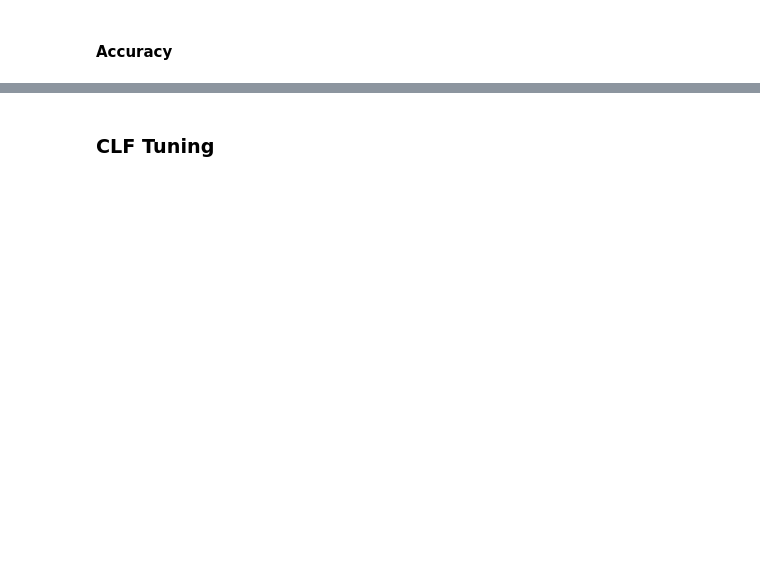
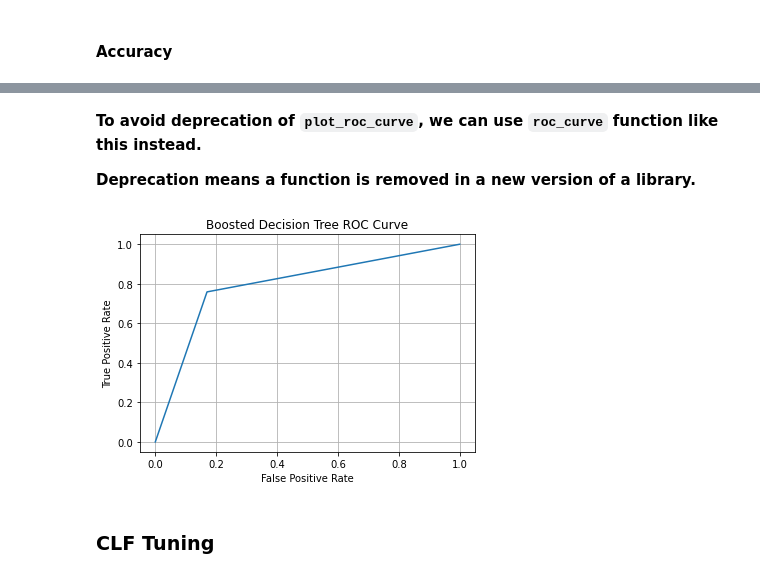
Before and after one commit to peampakornn/ML-in-HEP, a Jupyter notebook: HighstatDecTree.ipynb, the cells around one changed output, grey strips where cells are left out. Drawn from its saved outputs; the diff is of its cells as text; code cells hidden in the pictures; blank space fills up the shorter version.

```diff
--- a/HighstatDecTree.ipynb
+++ b/HighstatDecTree.ipynb
@@ -132,5 +121,3 @@ bg_df.describe()
-# %%
-bg_df = bg_df[(bg_df['weight']>0)]
 # %%
-bg_df.loc[:,'label'] = np.zeros(len(bg_df)).tolist()
+bg_df['label'] = np.zeros(len(bg_df))
 bg_df
@@ -145,14 +166,8 @@ dataset_df['label'].value_counts()
 from sklearn.preprocessing import StandardScaler
 # %%
 scaler = StandardScaler()
-data_for_scaling = dataset_df.values[:,:-1]
+data_for_scaling = dataset_df[input_columns]
 dataset_st_np = scaler.fit_transform(data_for_scaling)
-dataset_st_df = pd.DataFrame(dataset_st_np, columns= ['mbb', 'weight', 'njets', 'nbjets', 'ptbb', 'etabb', 'phibb', 'ebb',
-       'dRbb', 'dEtabb', 'dPhibb', 'mj1', 'ptj1', 'etaj1', 'phij1', 'ej1',
-       'btagj1', 'qglikelihoodj1', 'mj2', 'ptj2', 'etaj2', 'phij2', 'ej2',
-       'btagj2', 'qglikelihoodj2', 'mj3', 'ptj3', 'etaj3', 'phij3', 'ej3',
-       'btagj3', 'qglikelihoodj3', 'dR13', 'dEta13', 'dPhi13', 'dR23',
-       'dEta23', 'dPhi23', 'mj4', 'ptj4', 'etaj4', 'phij4', 'ej4', 'btagj4',
-       'qglikelihoodj4'])
+dataset_st_df = pd.DataFrame(dataset_st_np, columns = input_columns)
 # %%
 dataset_st_df['label'] = dataset_df['label']
@@ -188,8 +209,8 @@ from sklearn import tree
 # %%
 SEED = 1
 # %%
-X_train_clf, X_test_clf, y_train_clf, y_test_clf = train_test_split(undersampled_X_train, undersampled_y_train, test_size=0.3,
-                                                   stratify=undersampled_y_train, random_state=SEED)
+X_train_clf, X_test_clf, y_train_clf, y_test_clf = train_test_split(X_train, y_train, test_size=0.3,
+                                                   stratify=y_train, random_state=SEED)
 # %%
 clf = DecisionTreeClassifier()
 # %%
@@ -213,9 +242,16 @@ reload(plt)
+# %% [markdown]
+**To avoid deprecation of `plot_roc_curve`, we can use `roc_curve` function like this instead.**
+
+**Deprecation means a function is removed in a new version of a library.**
 # %%
-metrics.plot_roc_curve(clf, X_test_clf, y_test_clf)
+fpr, tpr, _ = metrics.roc_curve(y_test_clf, clf.predict(X_test_clf))
+plt.plot(fpr, tpr)
 plt.title("Boosted Decision Tree ROC Curve")
 plt.xlabel("False Positive Rate")
 plt.ylabel("True Positive Rate")
 plt.grid(True)
+# %% [output]
+[figure, added]
 # %% [markdown]
 ### CLF Tuning
 # %%
```
Also changed, not shown: parts of 30 cells of this notebook.
